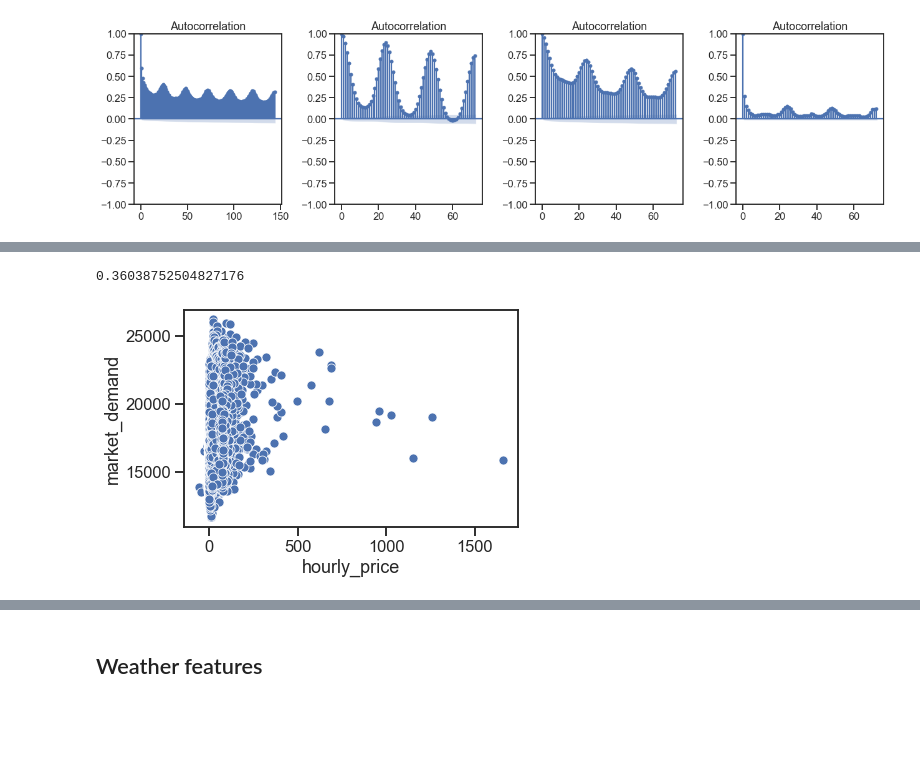
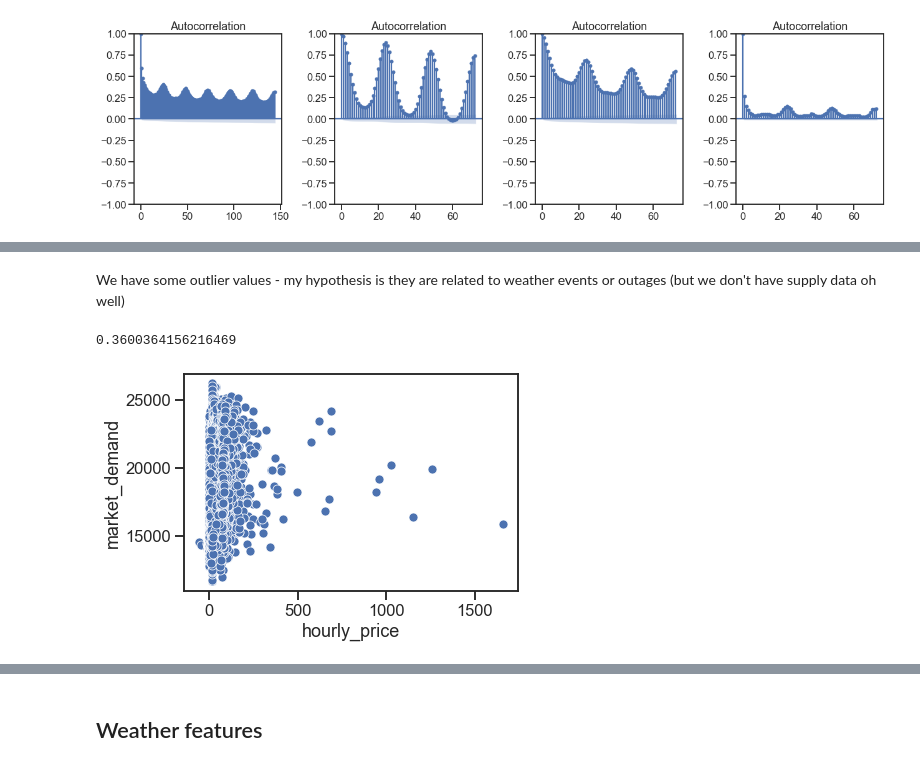
Before and after one commit to KeaganHRankin/cloud_ml_proj, a Jupyter notebook: feature_eng/feature_eng_keagan.ipynb, the cells around one changed output, grey strips where cells are left out. Drawn from its saved outputs; the diff is of its cells as text; code cells hidden in the pictures; blank space fills up the shorter version.

```diff
--- a/feature_eng/feature_eng_keagan.ipynb
+++ b/feature_eng/feature_eng_keagan.ipynb
@@ -59,6 +89,8 @@ plt.tight_layout()
+# %% [markdown]
+We have some outlier values - my hypothesis is they are related to weather events or outages (but we don't have supply data oh well)
 # %%
-sns.scatterplot(x=train_set['hourly_price'], y=train_set['market_demand'].shift(-24))
-train_set['hourly_price'].corr(train_set['market_demand'].shift(-24))
+sns.scatterplot(x=train_set['hourly_price'], y=train_set['market_demand'].shift(24))
+train_set['hourly_price'].corr(train_set['market_demand'].shift(24))
 # %% [output]
-0.36038752504827176
+0.3600364156216469
-[figure, old version]
+[figure, new version]
```
Also changed, not shown: parts of 21 cells of this notebook.
